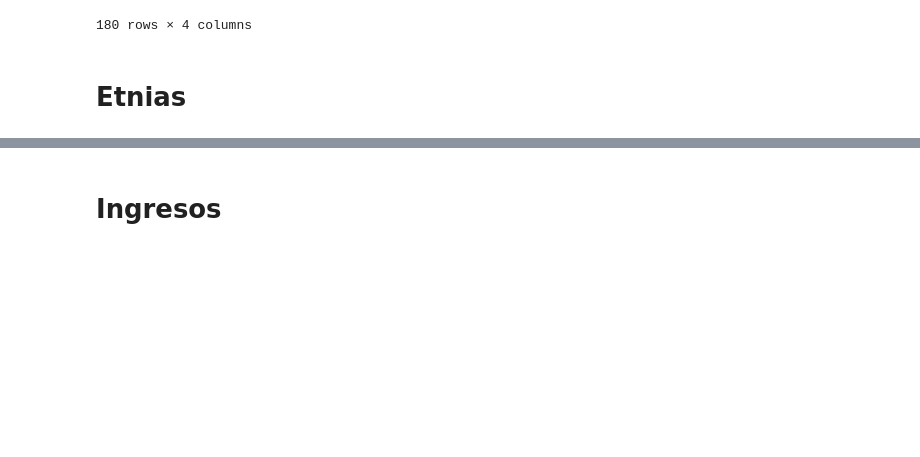
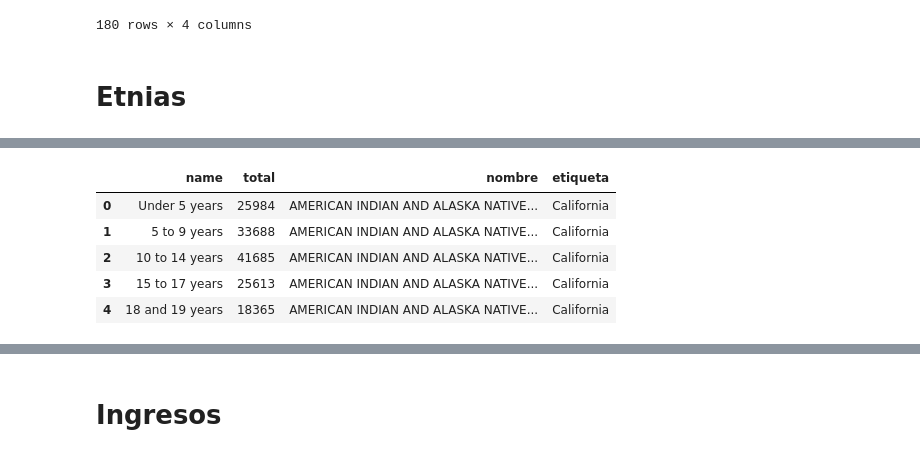
Before and after one commit to Lorena20U/proyect_bi, a Jupyter notebook: etl_censo.ipynb, the cells around one changed output, grey strips where cells are left out. Saved outputs shown, nothing was run; the diff lists cells and outputs as text; code cells hidden in the pictures; blank space fills up the shorter version.

```diff
--- a/etl_censo.ipynb
+++ b/etl_censo.ipynb
@@ -124,0 +190,10 @@ poblacion_etnias.head(30)
+# %%
+etnias_american = etnia(poblacion_etnias_american, "AMERICAN INDIAN AND ALASKA NATIVE ALONE")
+etnias_american.head(5)
+# %% [output]
+|  | name | total | nombre | etiqueta |
+| 0 | Under 5 years | 25984 | AMERICAN INDIAN AND ALASKA NATIVE... | California |
+| 1 | 5 to 9 years | 33688 | AMERICAN INDIAN AND ALASKA NATIVE... | California |
+| 2 | 10 to 14 years | 41685 | AMERICAN INDIAN AND ALASKA NATIVE... | California |
+| 3 | 15 to 17 years | 25613 | AMERICAN INDIAN AND ALASKA NATIVE... | California |
+| 4 | 18 and 19 years | 18365 | AMERICAN INDIAN AND ALASKA NATIVE... | California |
```
Also changed, not shown: parts of 17 cells of this notebook.
